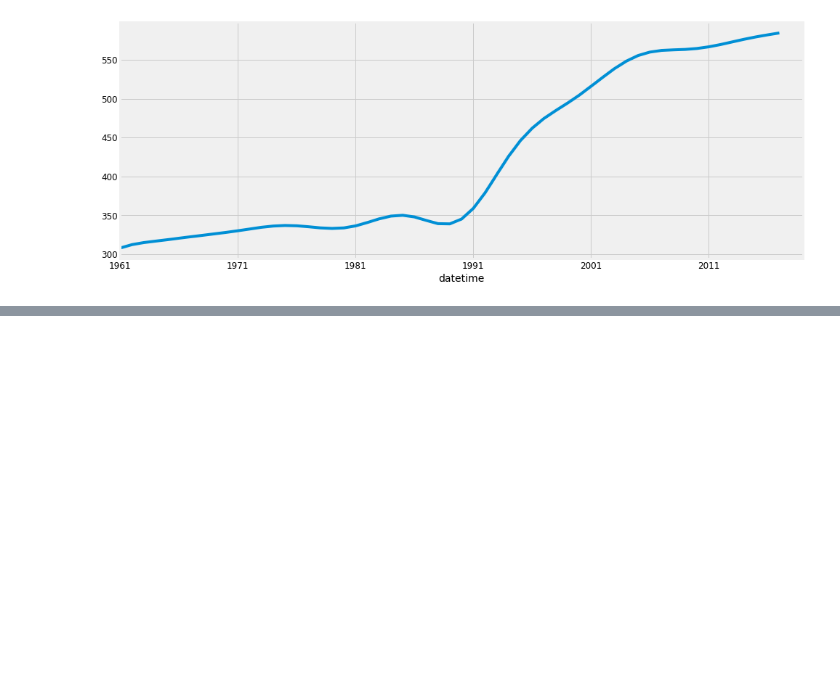
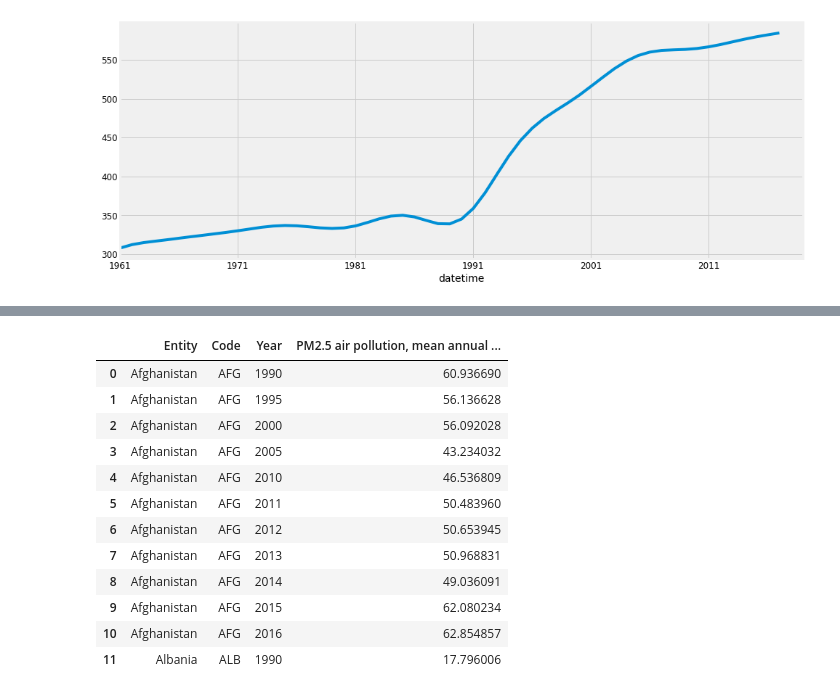
Before and after one commit to deforestation-dashboard/build_deforestationDash_DS1, a Jupyter notebook: DS1-Deforestation.ipynb, the cells around one changed output, grey strips where cells are left out. Saved outputs shown, nothing was run; the diff lists cells and outputs as text; code cells hidden in the pictures; blank space fills up the shorter version.

```diff
--- a/DS1-Deforestation.ipynb
+++ b/DS1-Deforestation.ipynb
@@ -145,0 +153,16 @@ df_env.T.head(35)
+# %%
+df_air.head(12)
+# %% [output]
+|  | Entity | Code | Year | PM2.5 air pollution, mean annual ... |
+| 0 | Afghanistan | AFG | 1990 | 60.936690 |
+| 1 | Afghanistan | AFG | 1995 | 56.136628 |
+| 2 | Afghanistan | AFG | 2000 | 56.092028 |
+| 3 | Afghanistan | AFG | 2005 | 43.234032 |
+| 4 | Afghanistan | AFG | 2010 | 46.536809 |
+| 5 | Afghanistan | AFG | 2011 | 50.483960 |
+| 6 | Afghanistan | AFG | 2012 | 50.653945 |
+| 7 | Afghanistan | AFG | 2013 | 50.968831 |
+| 8 | Afghanistan | AFG | 2014 | 49.036091 |
+| 9 | Afghanistan | AFG | 2015 | 62.080234 |
+| 10 | Afghanistan | AFG | 2016 | 62.854857 |
+| 11 | Albania | ALB | 1990 | 17.796006 |
```
Also changed, not shown: parts of 12 cells of this notebook.
